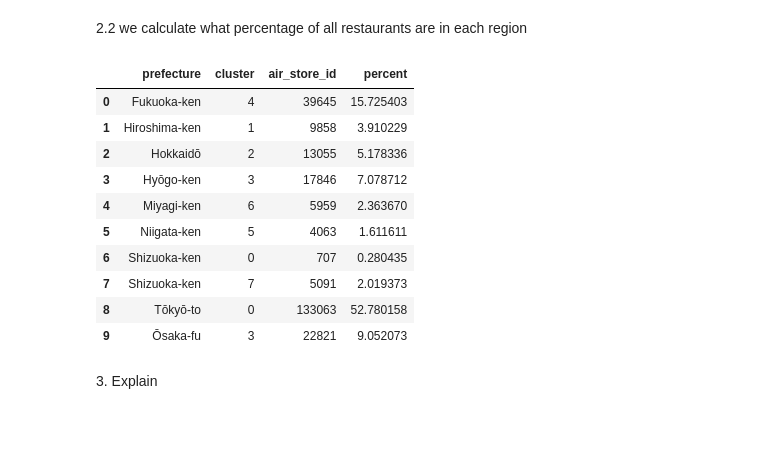
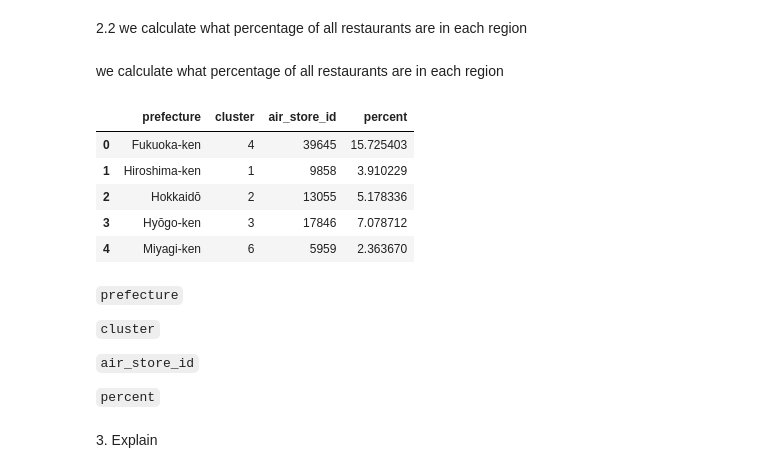
Before and after one commit to galiii/Recruit-Restaurant-Visitor-Forecasting1, a Jupyter notebook: eda/Data engineering-visit.ipynb, the cells around one changed output. Drawn from its saved outputs; the diff is of its cells as text; code cells hidden in the pictures; blank space fills up the shorter version.

```diff
--- a/eda/Data engineering-visit.ipynb
+++ b/eda/Data engineering-visit.ipynb
@@ -645,23 +642,24 @@ full.head(1)
 | 0 | air_ba937bf13d40fb24 | 2016-01-13 | 25 | NaN | NaN | Dining bar | ... |
 # %% [markdown]
 <a id='region2-cell'> 2.2 we calculate what percentage of all restaurants are in each region</a>
+# %% [markdown]
+<p>we calculate what percentage of all restaurants are in each region</p>
 # %%
 aircluster = full.groupby(['prefecture','cluster',], as_index=False)['air_store_id'].count()
 aircluster['percent'] = aircluster.air_store_id/aircluster.air_store_id.sum()*100
-aircluster.head(10)
-#we calculate what percentage of all restaurants are in each region
+aircluster.head()
 # %% [output]
 |  | prefecture | cluster | air_store_id | percent |
 | 0 | Fukuoka-ken | 4 | 39645 | 15.725403 |
 | 1 | Hiroshima-ken | 1 | 9858 | 3.910229 |
 | 2 | Hokkaidō | 2 | 13055 | 5.178336 |
 | 3 | Hyōgo-ken | 3 | 17846 | 7.078712 |
 | 4 | Miyagi-ken | 6 | 5959 | 2.363670 |
-| 5 | Niigata-ken | 5 | 4063 | 1.611611 |
-| 6 | Shizuoka-ken | 0 | 707 | 0.280435 |
-| 7 | Shizuoka-ken | 7 | 5091 | 2.019373 |
-| 8 | Tōkyō-to | 0 | 133063 | 52.780158 |
-| 9 | Ōsaka-fu | 3 | 22821 | 9.052073 |
+# %% [markdown]
+<p><code>prefecture</code></p>
+<p><code>cluster</code></p>
+<p><code>air_store_id</code></p>
+<p><code>percent</code></p>
 # %% [markdown]
 <a id='region3-cell'>3. Explain</a>
 # %% [markdown]
```
Also changed, not shown: parts of 22 cells of this notebook, 1 other file.
